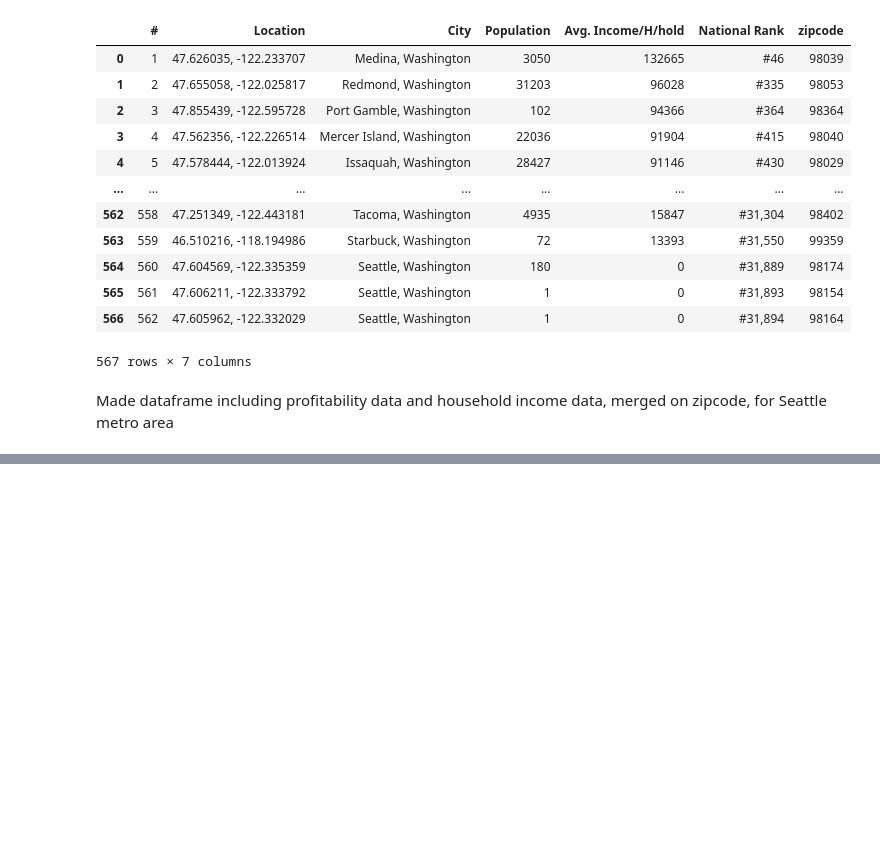
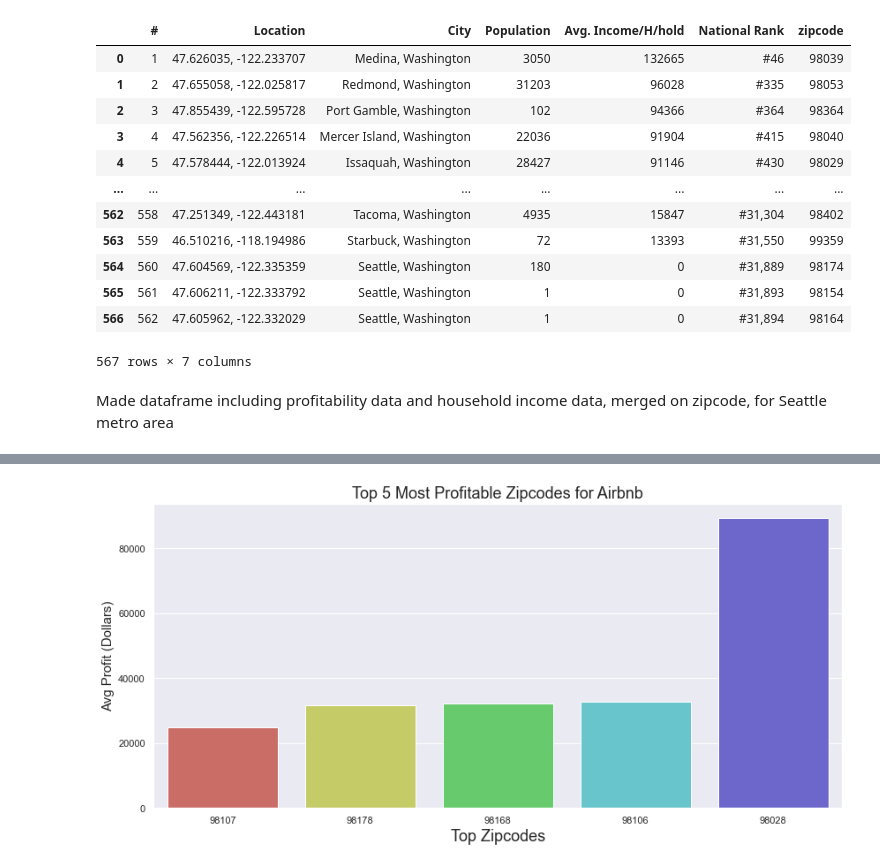
Before and after one commit to tweatherfordk/Linear-Regression-Housing-Model, a Jupyter notebook: Trystan/Airbnb Profitability Function.ipynb, the cells around one changed output, grey strips where cells are left out. Cells and saved outputs as stored; diff of their text form; code cells hidden in the pictures; blank space fills up the shorter version.

Commit message:
end of day airbnb EDA

```diff
--- a/Trystan/Airbnb Profitability Function.ipynb
+++ b/Trystan/Airbnb Profitability Function.ipynb
@@ -267,3 +267,6 @@ df1
 Made dataframe including profitability data and household income data, merged on zipcode, for Seattle metro area
 # %%
 df = pd.merge(seattle_df, df1, on='zipcode', how='inner')
+# %%
+df.loc[df.bedrooms == 33]
+df = df.drop(labels=3099, axis=0)
@@ -269,0 +323,5 @@ df = pd.merge(seattle_df, df1, on='zipcode', how='inner')
+# %%
+top_zipcodes = df.groupby(by=['zipcode']).mean()
+top_zipcodes = top_zipcodes.sort_values(by=['profit'], ascending=False)
+top_zipcodes = top_zipcodes.reset_index()
+top_zipcodes
@@ -269,0 +347,15 @@ df = pd.merge(seattle_df, df1, on='zipcode', how='inner')
+# %%
+sns.set_palette(sns.color_palette("hls"))
+# %%
+plt.figure(figsize=(12,6))
+# make barplot and sort bars
+sns.barplot(data=top_zipcodes.head(5), x="zipcode", y="profit", order=top_zipcodes.head().sort_values('profit').zipcode)
+
+#set labels
+plt.xlabel("Top Zipcodes", size=18)
+plt.ylabel("Avg Profit (Dollars)", size=15)
+plt.title("Top 5 Most Profitable Zipcodes for Airbnb", size=18)
+plt.tight_layout()
+#plt.savefig(".png", dpi=100);
+# %% [output]
+[figure, added]
```
Also changed, not shown: parts of 13 cells of this notebook, 2 other files.
